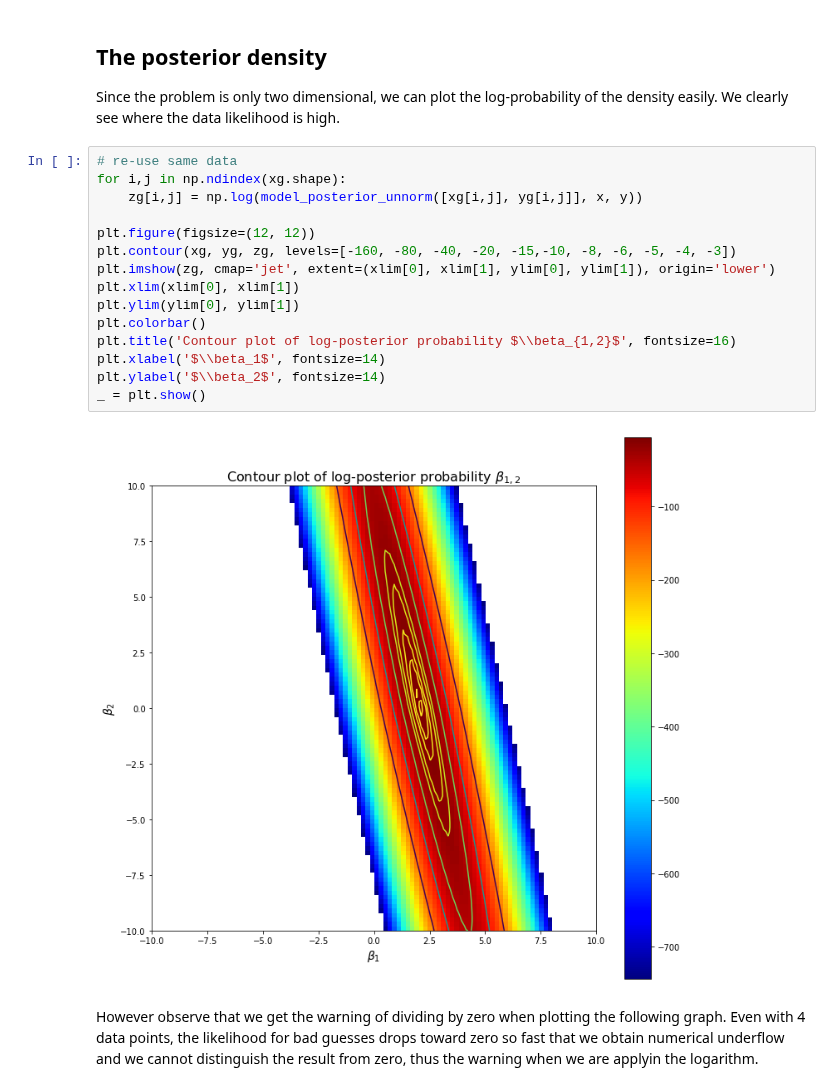
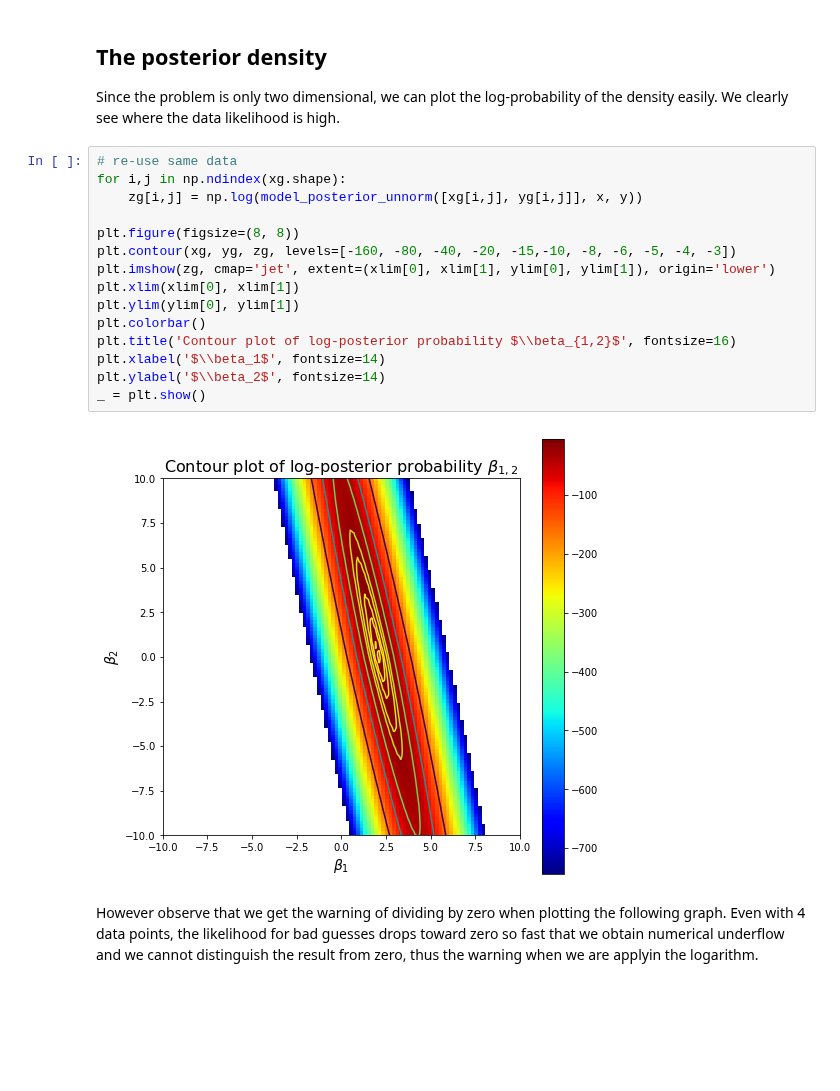
Before and after one commit to fonnesbeck/PyMC3_DataScienceLA, a Jupyter notebook: notebooks/3d. MC in more than one dimension.ipynb, the cells around one changed output. Saved outputs shown, nothing was run; the diff lists cells and outputs as text; blank space fills up the shorter version.

```diff
--- a/notebooks/3d. MC in more than one dimension.ipynb
+++ b/notebooks/3d. MC in more than one dimension.ipynb
@@ -126,20 +126,20 @@ Since the problem is only two dimensional, we can plot the log-probability of th
 # %%
 # re-use same data
 for i,j in np.ndindex(xg.shape):
     zg[i,j] = np.log(model_posterior_unnorm([xg[i,j], yg[i,j]], x, y))
 
-plt.figure(figsize=(12, 12))
+plt.figure(figsize=(8, 8))
 plt.contour(xg, yg, zg, levels=[-160, -80, -40, -20, -15,-10, -8, -6, -5, -4, -3])
 plt.imshow(zg, cmap='jet', extent=(xlim[0], xlim[1], ylim[0], ylim[1]), origin='lower')
 plt.xlim(xlim[0], xlim[1])
 plt.ylim(ylim[0], ylim[1])
 plt.colorbar()
 plt.title('Contour plot of log-posterior probability $\\beta_{1,2}$', fontsize=16)
 plt.xlabel('$\\beta_1$', fontsize=14)
 plt.ylabel('$\\beta_2$', fontsize=14)
 _ = plt.show()
 # %% [output]
-[figure, old version]
+[figure, new version]
 # %% [markdown]
 However observe that we get the warning of dividing by zero when plotting the following graph.  Even with 4 data points, the likelihood for bad guesses drops toward zero so fast that we obtain numerical underflow and we cannot distinguish the result from zero, thus the warning when we are applyin the logarithm.
 # %%
```
Also changed, not shown: parts of 2 cells of this notebook.
